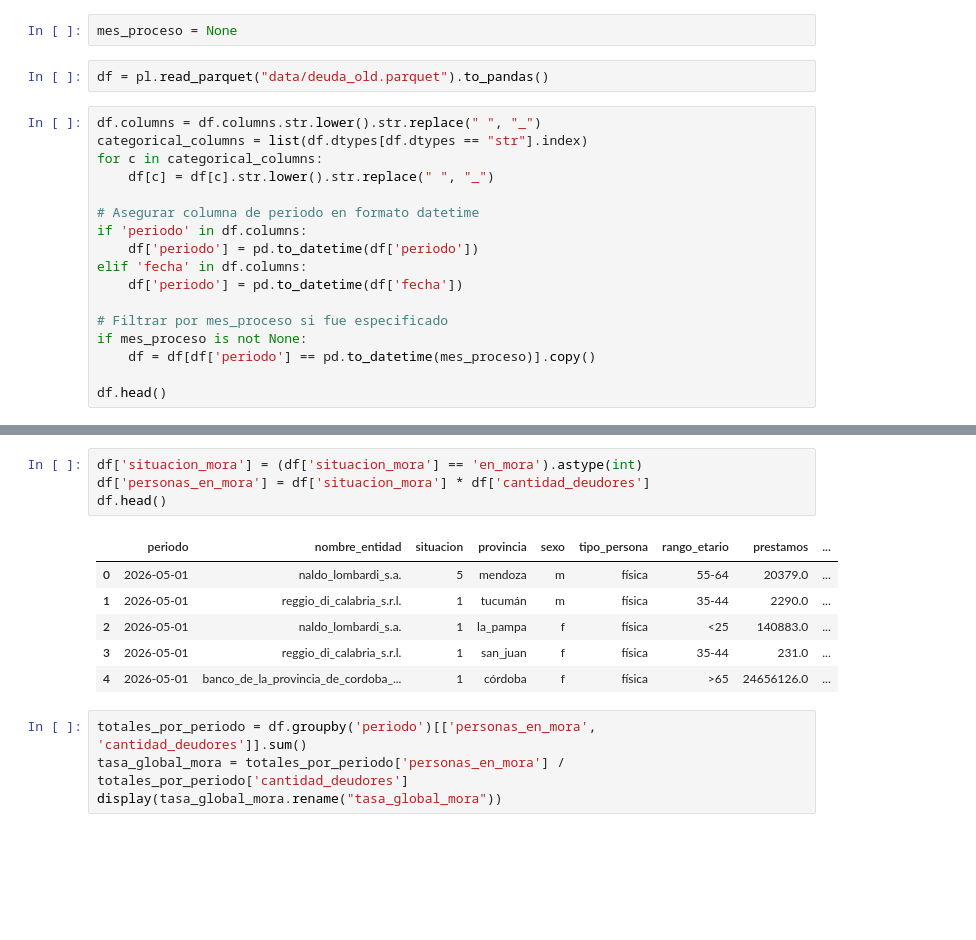
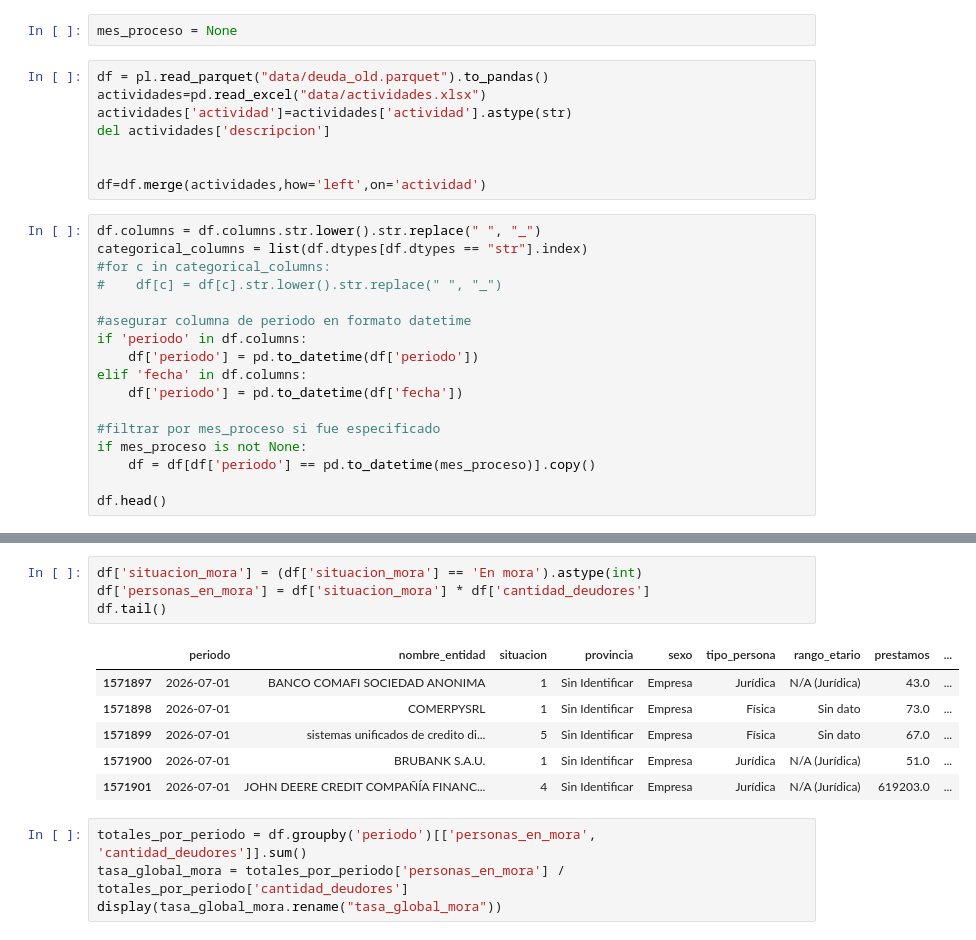
Before and after one commit to rfhfmnn/deudores-bcra, a Jupyter notebook: 3_stats.ipynb, the cells around one changed output, grey strips where cells are left out. Cells and saved outputs as stored; diff of their text form; blank space fills up the shorter version.

```diff
--- a/3_stats.ipynb
+++ b/3_stats.ipynb
@@ -11,19 +11,25 @@ import os
 mes_proceso = None
 # %%
 df = pl.read_parquet("data/deuda_old.parquet").to_pandas()
+actividades=pd.read_excel("data/actividades.xlsx")
+actividades['actividad']=actividades['actividad'].astype(str)
+del actividades['descripcion']
+
+
+df=df.merge(actividades,how='left',on='actividad')
 # %%
 df.columns = df.columns.str.lower().str.replace(" ", "_")
 categorical_columns = list(df.dtypes[df.dtypes == "str"].index)
-for c in categorical_columns:
-    df[c] = df[c].str.lower().str.replace(" ", "_")
+#for c in categorical_columns:
+#    df[c] = df[c].str.lower().str.replace(" ", "_")
 
-# Asegurar columna de periodo en formato datetime
+#asegurar columna de periodo en formato datetime
 if 'periodo' in df.columns:
     df['periodo'] = pd.to_datetime(df['periodo'])
 elif 'fecha' in df.columns:
     df['periodo'] = pd.to_datetime(df['fecha'])
 
-# Filtrar por mes_proceso si fue especificado
+#filtrar por mes_proceso si fue especificado
 if mes_proceso is not None:
     df = df[df['periodo'] == pd.to_datetime(mes_proceso)].copy()
 
@@ -55,15 +63,15 @@ entidad              236
 dtype: int64
 # %%
-df['situacion_mora'] = (df['situacion_mora'] == 'en_mora').astype(int)
+df['situacion_mora'] = (df['situacion_mora'] == 'En mora').astype(int)
 df['personas_en_mora'] = df['situacion_mora'] * df['cantidad_deudores']
-df.head()
+df.tail()
 # %% [output]
 |  | periodo | nombre_entidad | situacion | provincia | sexo | tipo_persona | rango_etario | prestamos | ... |
-| 0 | 2026-05-01 | naldo_lombardi_s.a. | 5 | mendoza | m | física | 55-64 | 20379.0 | ... |
-| 1 | 2026-05-01 | reggio_di_calabria_s.r.l. | 1 | tucumán | m | física | 35-44 | 2290.0 | ... |
-| 2 | 2026-05-01 | naldo_lombardi_s.a. | 1 | la_pampa | f | física | <25 | 140883.0 | ... |
-| 3 | 2026-05-01 | reggio_di_calabria_s.r.l. | 1 | san_juan | f | física | 35-44 | 231.0 | ... |
-| 4 | 2026-05-01 | banco_de_la_provincia_de_cordoba_... | 1 | córdoba | f | física | >65 | 24656126.0 | ... |
+| 1571897 | 2026-07-01 | BANCO COMAFI SOCIEDAD ANONIMA | 1 | Sin Identificar | Empresa | Jurídica | N/A (Jurídica) | 43.0 | ... |
+| 1571898 | 2026-07-01 | COMERPYSRL | 1 | Sin Identificar | Empresa | Física | Sin dato | 73.0 | ... |
+| 1571899 | 2026-07-01 | sistemas unificados de credito di... | 5 | Sin Identificar | Empresa | Física | Sin dato | 67.0 | ... |
+| 1571900 | 2026-07-01 | BRUBANK S.A.U. | 1 | Sin Identificar | Empresa | Jurídica | N/A (Jurídica) | 51.0 | ... |
+| 1571901 | 2026-07-01 | JOHN DEERE CREDIT COMPAÑÍA FINANC... | 4 | Sin Identificar | Empresa | Jurídica | N/A (Jurídica) | 619203.0 | ... |
 # %%
 totales_por_periodo = df.groupby('periodo')[['personas_en_mora', 'cantidad_deudores']].sum()
 tasa_global_mora = totales_por_periodo['personas_en_mora'] / totales_por_periodo['cantidad_deudores']
```
Also changed, not shown: parts of 11 cells of this notebook, 3 other files.
